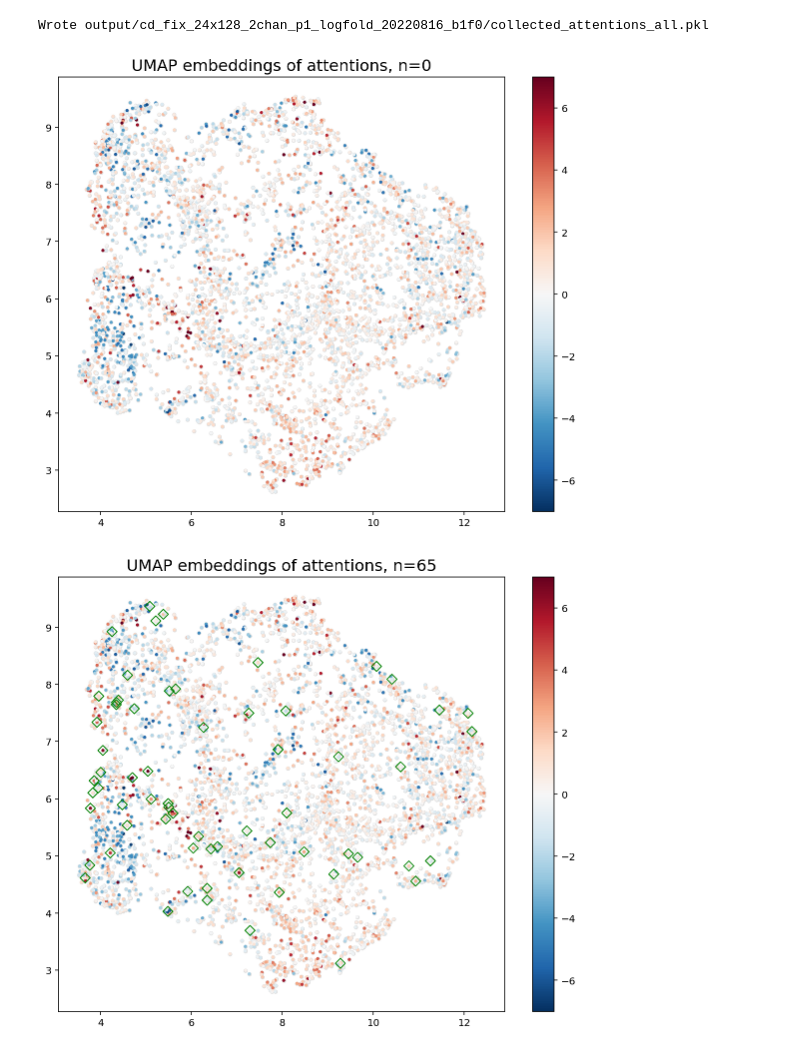
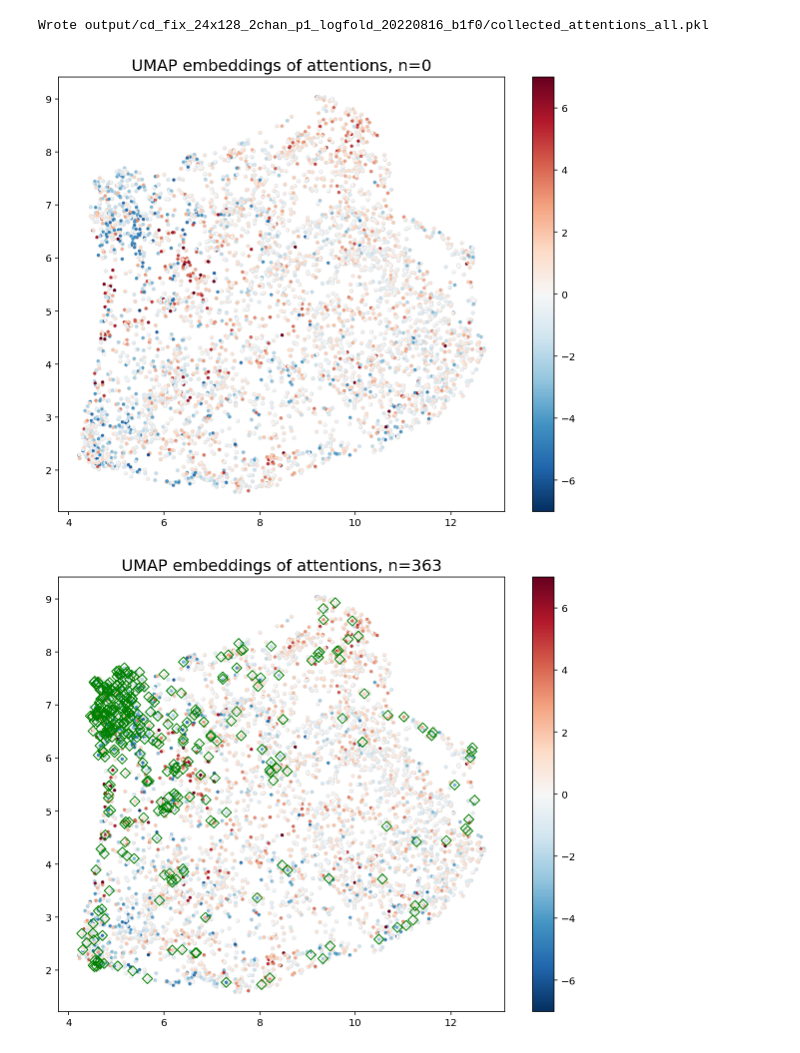
Before and after one commit to HarteminkLab/chromatin-transformers, a Jupyter notebook: Attention_Analysis_+1_logfold-Update.ipynb, the cells around one changed output. Drawn from its saved outputs; the diff is of its cells as text; code cells hidden in the pictures.

```diff
--- a/Attention_Analysis_+1_logfold-Update.ipynb
+++ b/Attention_Analysis_+1_logfold-Update.ipynb
@@ -95,15 +95,15 @@ a_analysis.compute_umap(t=60)
 # %%
-a_analysis.plot_umap(t=None, selected_orfs=[], ascending=None)
+a_analysis.plot_umap(t=120, selected_orfs=[], ascending=None)
 # %% [output]
-[figure, old version]
+[figure, new version]
 # %%
 from src.attention_analysis import orfs_for_rossi_tf
 
 a_analysis.load_rossi()
 rossi_w_targets = a_analysis.rossi_w_targets
 
-selected_orfs = orfs_for_rossi_tf(vit_data.orfs_data, rossi_w_targets, 'Cbf1')
+selected_orfs = orfs_for_rossi_tf(vit_data.orfs_data, rossi_w_targets, 'Yta7')
 
-a_analysis.plot_umap(t=60, selected_orfs=selected_orfs)
+a_analysis.plot_umap(t=120, selected_orfs=selected_orfs)
 # %% [output]
-[figure, old version]
+[figure, new version]
```
Also changed, not shown: parts of 2 cells of this notebook, 3 other files.
